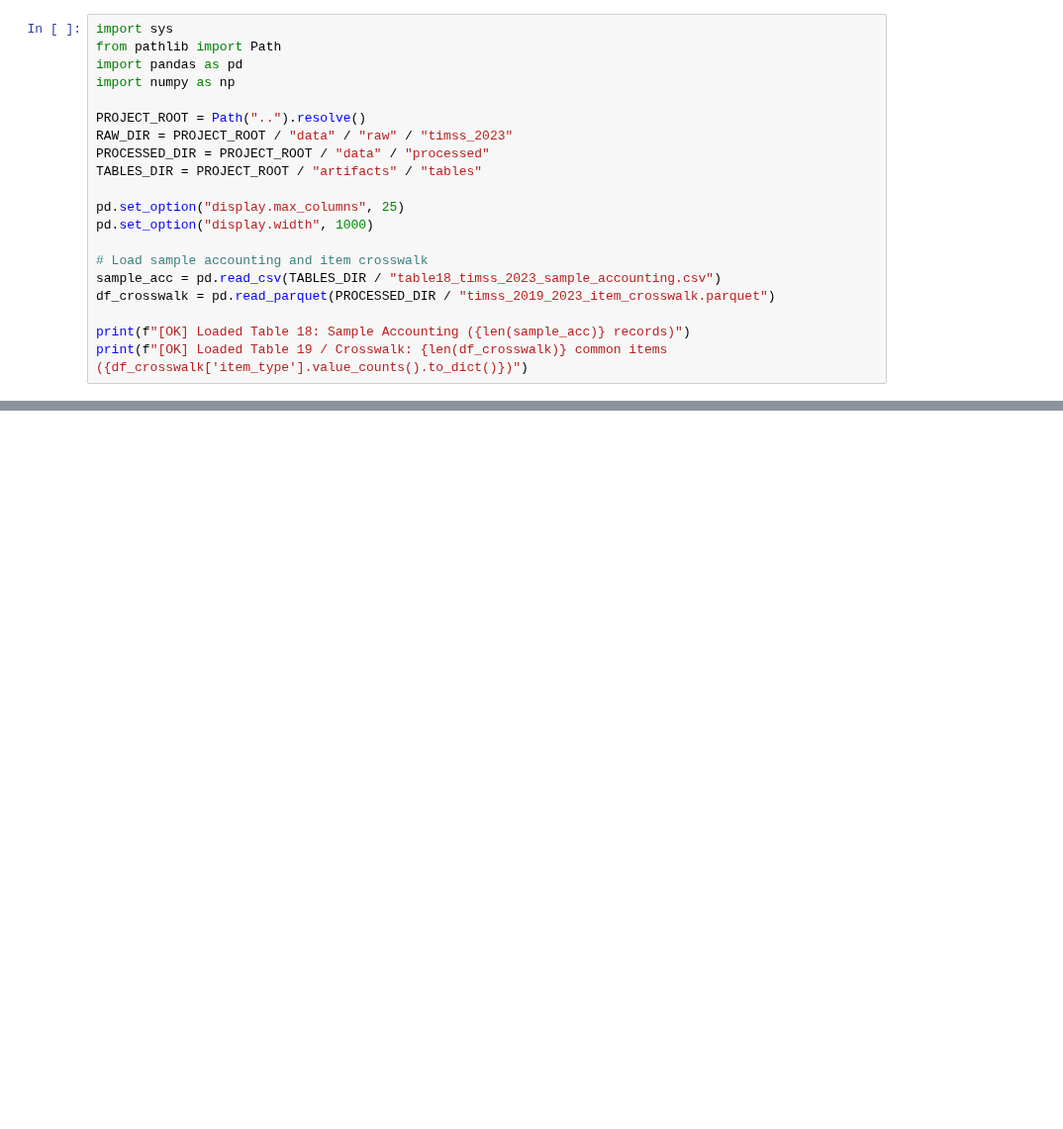
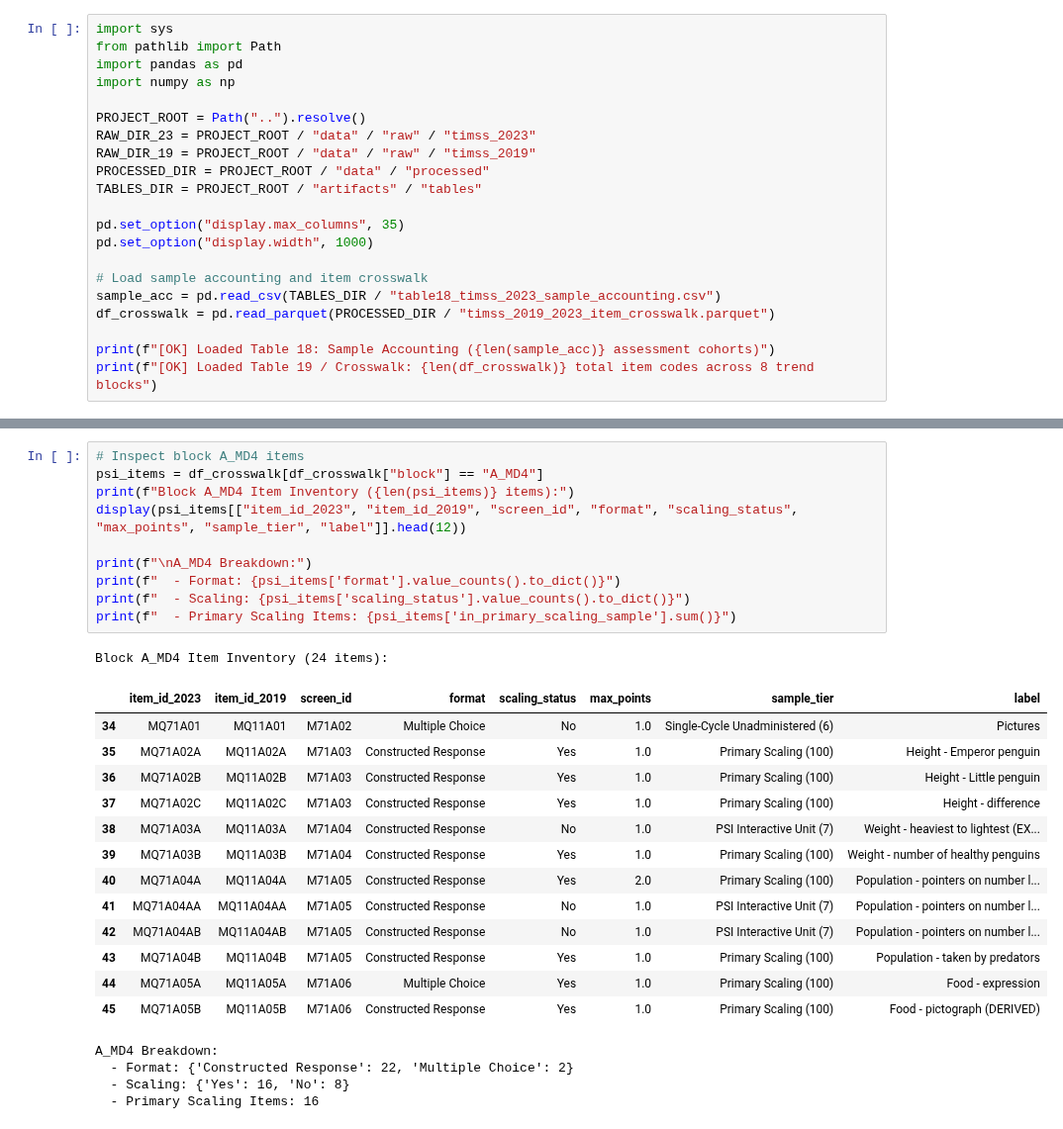
Before and after one commit to admiralorbiter/computational-sketchbook, a Jupyter notebook: 2026/2026-10-09-keyboarding-mode-effects/notebooks/05_timss_2023_item_crosswalk.ipynb, the cells around one changed output, grey strips where cells are left out. Shown at 99% size. Saved outputs shown, nothing was run; the diff lists cells and outputs as text; blank space fills up the shorter version.

Commit message:
Study C: Reconcile TIMSS 2019-2023 crosswalk, 5-PV benchmarks, and 107-item trend inventory

```diff
--- a/2026/2026-10-09-keyboarding-mode-effects/notebooks/05_timss_2023_item_crosswalk.ipynb
+++ b/2026/2026-10-09-keyboarding-mode-effects/notebooks/05_timss_2023_item_crosswalk.ipynb
@@ -46,17 +48,18 @@ import pandas as pd
 import numpy as np
 
 PROJECT_ROOT = Path("..").resolve()
-RAW_DIR = PROJECT_ROOT / "data" / "raw" / "timss_2023"
+RAW_DIR_23 = PROJECT_ROOT / "data" / "raw" / "timss_2023"
+RAW_DIR_19 = PROJECT_ROOT / "data" / "raw" / "timss_2019"
 PROCESSED_DIR = PROJECT_ROOT / "data" / "processed"
 TABLES_DIR = PROJECT_ROOT / "artifacts" / "tables"
 
-pd.set_option("display.max_columns", 25)
+pd.set_option("display.max_columns", 35)
 pd.set_option("display.width", 1000)
 
 # Load sample accounting and item crosswalk
 sample_acc = pd.read_csv(TABLES_DIR / "table18_timss_2023_sample_accounting.csv")
 df_crosswalk = pd.read_parquet(PROCESSED_DIR / "timss_2019_2023_item_crosswalk.parquet")
 
-print(f"[OK] Loaded Table 18: Sample Accounting ({len(sample_acc)} records)")
-print(f"[OK] Loaded Table 19 / Crosswalk: {len(df_crosswalk)} common items ({df_crosswalk['item_type'].value_counts().to_dict()})")
+print(f"[OK] Loaded Table 18: Sample Accounting ({len(sample_acc)} assessment cohorts)")
+print(f"[OK] Loaded Table 19 / Crosswalk: {len(df_crosswalk)} total item codes across 8 trend blocks")
 # %% [output]
@@ -257,0 +176,29 @@ With the sample accounting and item crosswalk verified, subsequent analysis will
+# %%
+# Inspect block A_MD4 items
+psi_items = df_crosswalk[df_crosswalk["block"] == "A_MD4"]
+print(f"Block A_MD4 Item Inventory ({len(psi_items)} items):")
+display(psi_items[["item_id_2023", "item_id_2019", "screen_id", "format", "scaling_status", "max_points", "sample_tier", "label"]].head(12))
+
+print(f"\nA_MD4 Breakdown:")
+print(f"  - Format: {psi_items['format'].value_counts().to_dict()}")
+print(f"  - Scaling: {psi_items['scaling_status'].value_counts().to_dict()}")
+print(f"  - Primary Scaling Items: {psi_items['in_primary_scaling_sample'].sum()}")
+# %% [output]
+Block A_MD4 Item Inventory (24 items):
+|  | item_id_2023 | item_id_2019 | screen_id | format | scaling_status | max_points | sample_tier | label |
+| 34 | MQ71A01 | MQ11A01 | M71A02 | Multiple Choice | No | 1.0 | Single-Cycle Unadministered (6) | Pictures |
+| 35 | MQ71A02A | MQ11A02A | M71A03 | Constructed Response | Yes | 1.0 | Primary Scaling (100) | Height - Emperor penguin |
+| 36 | MQ71A02B | MQ11A02B | M71A03 | Constructed Response | Yes | 1.0 | Primary Scaling (100) | Height - Little penguin |
+| 37 | MQ71A02C | MQ11A02C | M71A03 | Constructed Response | Yes | 1.0 | Primary Scaling (100) | Height - difference |
+| 38 | MQ71A03A | MQ11A03A | M71A04 | Constructed Response | No | 1.0 | PSI Interactive Unit (7) | Weight - heaviest to lightest (EX... |
+| 39 | MQ71A03B | MQ11A03B | M71A04 | Constructed Response | Yes | 1.0 | Primary Scaling (100) | Weight - number of healthy penguins |
+| 40 | MQ71A04A | MQ11A04A | M71A05 | Constructed Response | Yes | 2.0 | Primary Scaling (100) | Population - pointers on number l... |
+| 41 | MQ71A04AA | MQ11A04AA | M71A05 | Constructed Response | No | 1.0 | PSI Interactive Unit (7) | Population - pointers on number l... |
+| 42 | MQ71A04AB | MQ11A04AB | M71A05 | Constructed Response | No | 1.0 | PSI Interactive Unit (7) | Population - pointers on number l... |
+| 43 | MQ71A04B | MQ11A04B | M71A05 | Constructed Response | Yes | 1.0 | Primary Scaling (100) | Population - taken by predators |
+| 44 | MQ71A05A | MQ11A05A | M71A06 | Multiple Choice | Yes | 1.0 | Primary Scaling (100) | Food - expression |
+| 45 | MQ71A05B | MQ11A05B | M71A06 | Constructed Response | Yes | 1.0 | Primary Scaling (100) | Food - pictograph (DERIVED) |
+A_MD4 Breakdown:
+  - Format: {'Constructed Response': 22, 'Multiple Choice': 2}
+  - Scaling: {'Yes': 16, 'No': 8}
+  - Primary Scaling Items: 16
```
Also changed, not shown: parts of 30 cells of this notebook, 8 other files.
